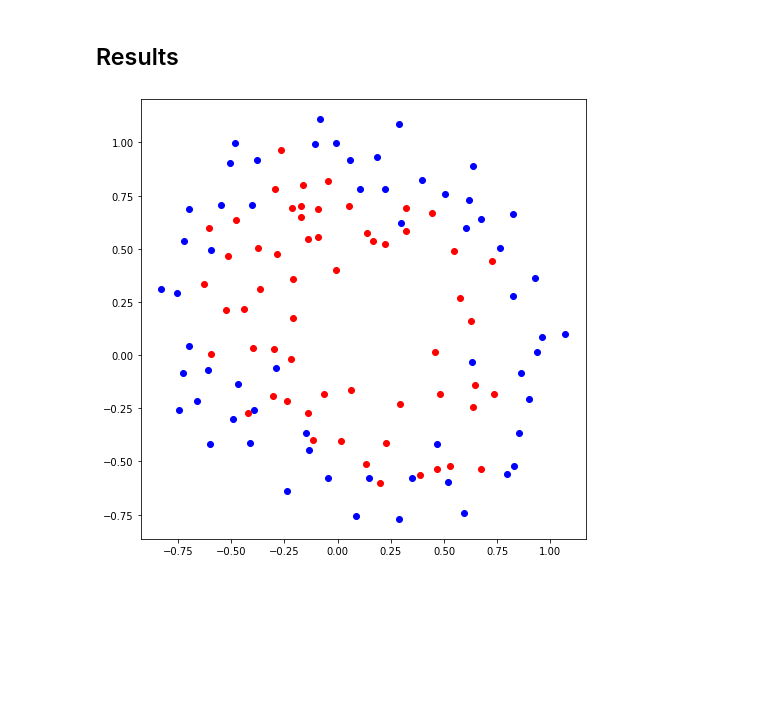
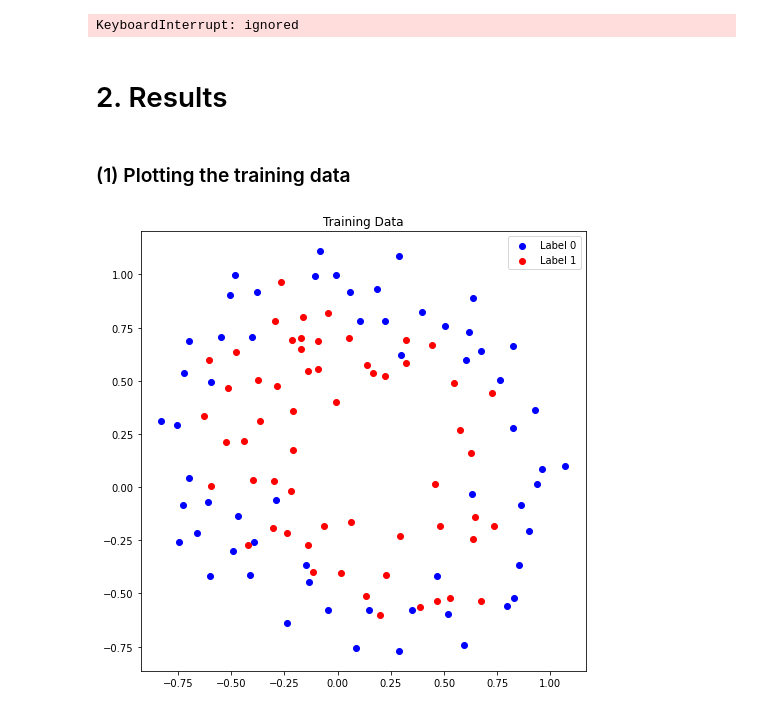
Before and after one commit to fxnnxc/class-MachineLearning, a Jupyter notebook: Assignment06.ipynb, the cells around one changed output. Saved outputs shown, nothing was run; the diff lists cells and outputs as text; code cells hidden in the pictures; blank space fills up the shorter version.

Commit message:
Assignment06 Add Training

```diff
--- a/Assignment06.ipynb
+++ b/Assignment06.ipynb
@@ -27,0 +55,32 @@ pointY1 =pointY[label==1]
+# %%
+# Training with GD
+
+J  = loss(data)
+LOSS = [J]
+ACC = []
+
+while True:
+  temp = J
+  M = len(data)
+  # Update Theta
+  t0,t1,t2,t3,t4,t5,t6,t7,t8,t9 = tht
+
+  tht[0] = tht[0] - lr* sum([sigmoid(G(d[0],d[1])) - d[2] for d in data])/M
+  tht[1] = tht[1] - lr* sum([(sigmoid(G(d[0],d[1])) - d[2])*d[0] for d in data])/M
+  tht[2] = tht[2] - lr* sum([(sigmoid(G(d[0],d[1])) - d[2])*d[1] for d in data])/M
+  tht[3] = tht[3] - lr* sum([(sigmoid(G(d[0],d[1])) - d[2])*d[0]*d[1] for d in data])/M
+  tht[4] = tht[4] - lr* sum([(sigmoid(G(d[0],d[1])) - d[2])*d[0]**2 for d in data])/M
+  tht[5] = tht[5] - lr* sum([(sigmoid(G(d[0],d[1])) - d[2])*d[1]**2 for d in data])/M
+  tht[6] = tht[6] - lr* sum([(sigmoid(G(d[0],d[1])) - d[2])*d[1]*d[0]**2 for d in data])/M
+  tht[7] = tht[7] - lr* sum([(sigmoid(G(d[0],d[1])) - d[2])*d[0]*d[1]**2 for d in data])/M
+  tht[8] = tht[8] - lr* sum([(sigmoid(G(d[0],d[1])) - d[2])*d[0]**3 for d in data])/M
+  tht[9] = tht[9] - lr* sum([(sigmoid(G(d[0],d[1])) - d[2])*d[1]**3 for d in data])/M
+
+  ACC.append(calculate_acc(data))
+  # Update and Store Loss
+  J = loss(data)
+  LOSS.append(J)
+  if abs(J-LOSS[len(LOSS)-2])  <0.0000005: # Convergence
+    break
+# %% [output]
+KeyboardInterrupt: ignored
@@ -28,13 +105,17 @@ pointY1 =pointY[label==1]
 # %% [markdown]
-## Results
+# 2. Results
+# %% [markdown]
+### (1) Plotting the training data
 # %%
 # 1. Plot the training data
 
 plt.figure(figsize=(7,7))
 plt.scatter(pointX0, pointY0, c='b')
 plt.scatter(pointX1, pointY1, c='r')
 plt.tight_layout()
 plt.gca().set_aspect('equal', adjustable='box')
+plt.title('Training Data')
+plt.legend(['Label 0', 'Label 1'])
 plt.show()
 # %% [output]
-[figure, old version]
+[figure, new version]
```
Also changed, not shown: parts of 23 cells of this notebook.
